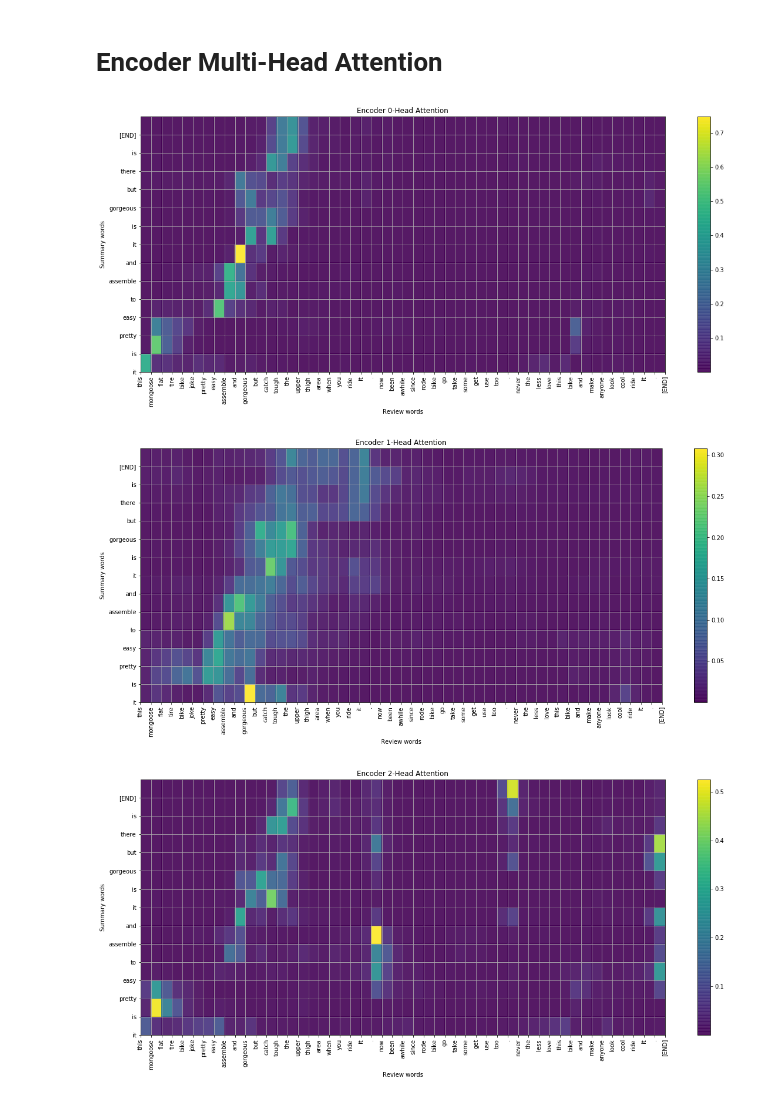
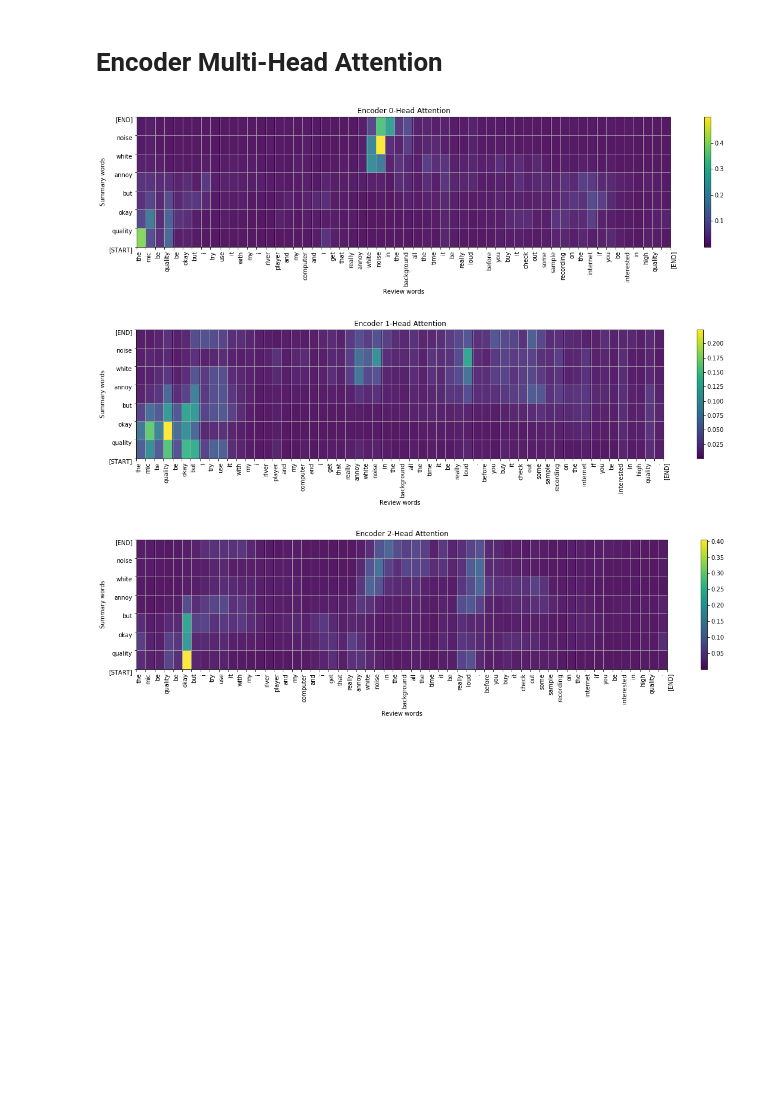
Before and after one commit to Leyan529/Master-Summarizer, a Jupyter notebook: Summarize_parallel/Atten_view/Multi-Head(Encoder) 可視化.ipynb, the cells around one changed output. Cells and saved outputs as stored; diff of their text form; code cells hidden in the pictures; blank space fills up the shorter version.

```diff
--- a/Summarize_parallel/Atten_view/Multi-Head(Encoder) 可視化.ipynb
+++ b/Summarize_parallel/Atten_view/Multi-Head(Encoder) 可視化.ipynb
@@ -123,3 +94,39 @@ max_enc_len = max(T.max(enc_lens,dim=0)).tolist()[0]
+# %%
+from utils.seq2seq.batcher import Example, Batch
+import matplotlib.pyplot as plt
+
+config.batch_size = 1
+config.gound_truth_prob = 0.0
+
+# data = {'review_ID':'',
+#         'review':'this mongoose flat tire bike joke pretty easy assemble and gorgeous but catch tough the upper thigh area when you ride it . now been awhile since rode bike go take some get use too . never the less love this bike and make anyone look cool ride it .',
+#         'summary':'it is pretty easy to assemble and it is gorgeous but there is',
+#         'POS_keys': "['good', 'sound', 'static', 'terrible', 'listen', 'book', 'audio', 'speaker', 'recommend']",
+#        "percent_lcs": '40.0'}
+
+# data = {'review_ID':'',
+#         'review':'it do take a little while to run wire . good quality night and day . the login do not work no matter what password you put in . i have reset my password over and even used their super password and still can not login . so i am stuck with good camera clear picture but i can not change the pic size so there you have it .',
+#         'summary':'camera very clear both day and night',
+#         'Noun_adj_keys': "['take', 'run', 'wire', 'while', 'little', 'quality', 'day', 'good']",
+#         "percent_lcs": '28.5714285714286'}
+
+data = {'review_ID':'',
+        'review':'the mic be quality be okay but i try use it with my i river player and my computer and i get that really annoy white noise in the background all the time it be really loud . before you buy it check out some sample recording on the internet if you be interested in high quality .',
+        'summary':'quality okay but annoy white noise',
+        'Noun_adj_keys': "['background', 'mic', 'quality', 'i', 'river', 'noise', 'player', 'computer']",
+        "percent_lcs": '75.0'}
+
+ex = Example(config, vocab, data)
+b = Batch([ex])
+
+b.enc_pad_mask
+
+enc_batch, enc_padding_mask, enc_lens, enc_batch_extend_vocab, extra_zeros, coverage, ct_e, enc_key_batch, enc_key_mask, enc_key_lens= \
+                get_input_from_batch(b, config, batch_first = True)
+dec_batch, dec_padding_mask, dec_lens, max_dec_len, target_batch = \
+        get_output_from_batch(b, config, batch_first = True)
+
+max_enc_len = max(T.max(enc_lens,dim=0)).tolist()[0]
 # %% [markdown]
 # plot_attention
 # %%
@@ -131,7 +138,7 @@ def plot_enc_attention(idx, data, X_label=None, Y_label=None):
       X_label: list of size tx, encoder tags
       Y_label: list of size ty, decoder tags
     '''
-    fig, ax = plt.subplots(figsize=(20, 8)) # set figure size
+    fig, ax = plt.subplots(figsize=(20, 4)) # set figure size
     #   heatmap = ax.pcolor(data, cmap=plt.cm.Blues, alpha=0.9)
     heatmap = ax.pcolor(data, cmap='viridis', alpha=0.9)
 #     heatmap = ax.pcolor(data, cmap='hot', alpha=0.9)
@@ -144,12 +151,12 @@ def plot_enc_attention(idx, data, X_label=None, Y_label=None):
 
         xticks = range(0,len(X_label))
         ax.set_xticks(xticks, minor=False) # major ticks
-        ax.set_xticklabels(X_label, minor = False, rotation=90)   # labels should be 'unicode'
+        ax.set_xticklabels(X_label, minor = False, rotation=90, ha="left" )   # labels should be 'unicode'
         plt.xlabel('Review words')
 
         yticks = range(0,len(Y_label))
         ax.set_yticks(yticks, minor=False)
-        ax.set_yticklabels(Y_label, minor = False)   # labels should be 'unicode'
+        ax.set_yticklabels(Y_label, minor = False, va='top')   # labels should be 'unicode'
         plt.ylabel('Summary words')
         plt.title('Encoder %s-Head Attention' %(idx))
 
@@ -223,11 +230,11 @@ summary it is pretty easy to assemble and it is gorgeous but there is
 # %%
 def plot_Multi_Head(weight):
     l = len(weight[0])
     for i in range(l):
-        plot_enc_attention(i, weight[:,i,:].cpu().data, X_label=data['review'].split() + ['[END]'], Y_label= data['summary'].split() + ['[END]'])
+        plot_enc_attention(i, weight[:,i,:].cpu().data, X_label=data['review'].split() + ['[END]'], Y_label= data['embed_words'].split() + ['[END]'])
 
 plot_Multi_Head(weight)
 # %% [output]
-[figure, old version]
+[figure, new version]
-[figure, old version]
+[figure, new version]
-[figure, old version]
+[figure, new version]
```
Also changed, not shown: parts of 7 cells of this notebook, 56 other files.
